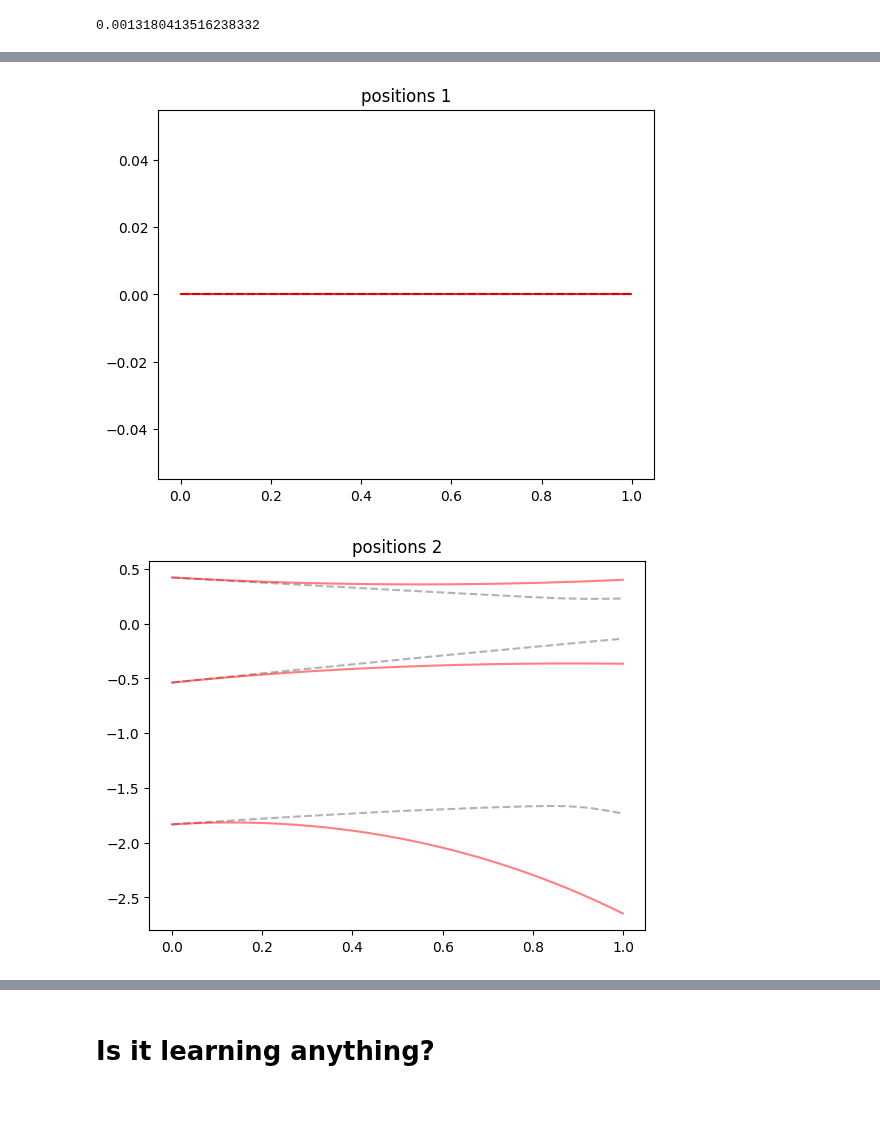
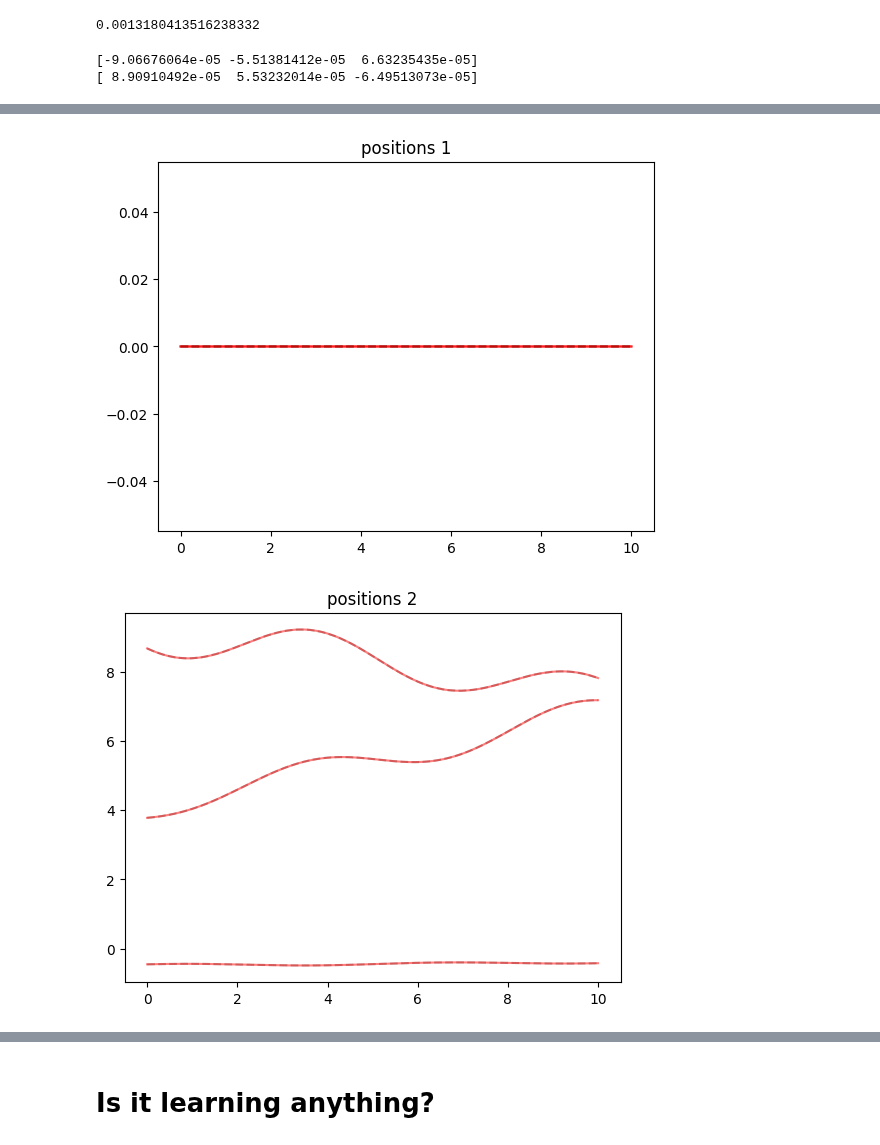
Before and after one commit to jakublala/coarsegrained-md-neural-ode, a Jupyter notebook: utils.ipynb, the cells around one changed output, grey strips where cells are left out. Drawn from its saved outputs; the diff is of its cells as text; code cells hidden in the pictures; blank space fills up the shorter version.

```diff
--- a/utils.ipynb
+++ b/utils.ipynb
@@ -383,6 +383,8 @@ from diffmd.training import Trainer
 import numpy as np
 
 config = dict(
+    # folder = 'dataset/approach',
+    # folder = 'dataset/oscillation',
     folder = 'dataset/single_temp_overfit',
     device = torch.device('cpu'),
     epochs = 100,
@@ -397,7 +399,7 @@ config = dict(
     nn_width=1000,
     activation_function=None,
     eval_batch_length=1000,
-    load_folder='results/2022-07-29/12-02-25/60',
+    load_folder=None,
     dtype=torch.float32,
     itr_printing_freq=1,
     printing_freq=1,
@@ -433,9 +435,9 @@ trainer.plot_traj(0, 'results/depth-2-width-1000-lr-0.02-loss-all/47000')
 from diffmd.solvers import odeint_adjoint
 import matplotlib.pyplot as plt
 with torch.no_grad():
-    traj_length = 1000
+    traj_length = 10000
     nbatches = 1
-    start_index = 1000
+    start_index = 1
 
     with torch.no_grad():
         trainer.training_dataset.batch_length = traj_length
@@ -452,16 +454,27 @@ with torch.no_grad():
         ind_ang = [3, 4, 5]
         ind_pos = [6, 7, 8]
         ind_quat = [9, 10, 11, 12]
+        colours = ['r-', 'b-', 'g-']
 
-        for i in ind_vel:
+        # final error in velocities
+        vel_1_err = pred_y[-1, 0, ind_vel] - batch_y[-1, 0, ind_vel]
+        vel_2_err = pred_y[-1, 1, ind_vel] - batch_y[-1, 1, ind_vel]
+        print(vel_1_err)
+        print(vel_2_err)
+
+
+        for c, i in enumerate(ind_vel):
             plt.title('velocities 1')
             plt.plot(batch_t, batch_y[:,0,i], 'k--', alpha=0.3, label=f'true {i}')
-            plt.plot(batch_t, pred_y[:,0,i], 'r-', alpha=0.5, label=f'pred {i}')
+            plt.plot(batch_t, pred_y[:,0,i], colours[c], alpha=0.5, label=f'pred {i}')
+        plt.savefig('vel1.png')
         plt.show()
-        for i in ind_vel:
+
+        for c, i in enumerate(ind_vel):
             plt.title('velocities 2')
             plt.plot(batch_t, batch_y[:,1,i], 'k--', alpha=0.3, label=f'true {i}')
-            plt.plot(batch_t, pred_y[:,1,i], 'r-', alpha=0.5, label=f'pred {i}')
+            plt.plot(batch_t, pred_y[:,1,i], colours[c], alpha=0.5, label=f'pred {i}')
+        plt.savefig('vel2.png')
         plt.show()
 
         for i in ind_ang:
@@ -514,3 +527,5 @@ with torch.no_grad():
             plt.plot(batch_t, pred_y[:,1,i], 'r-', alpha=0.5, label=f'pred {i}')
         plt.show()
 # %% [output]
+[-9.06676064e-05 -5.51381412e-05  6.63235435e-05]
+[ 8.90910492e-05  5.53232014e-05 -6.49513073e-05]
@@ -521,2 +536,2 @@ with torch.no_grad():
-[figure, old version]
+[figure, new version]
-[figure, old version]
+[figure, new version]
```
Also changed, not shown: parts of 4 cells of this notebook, 9 other files.
